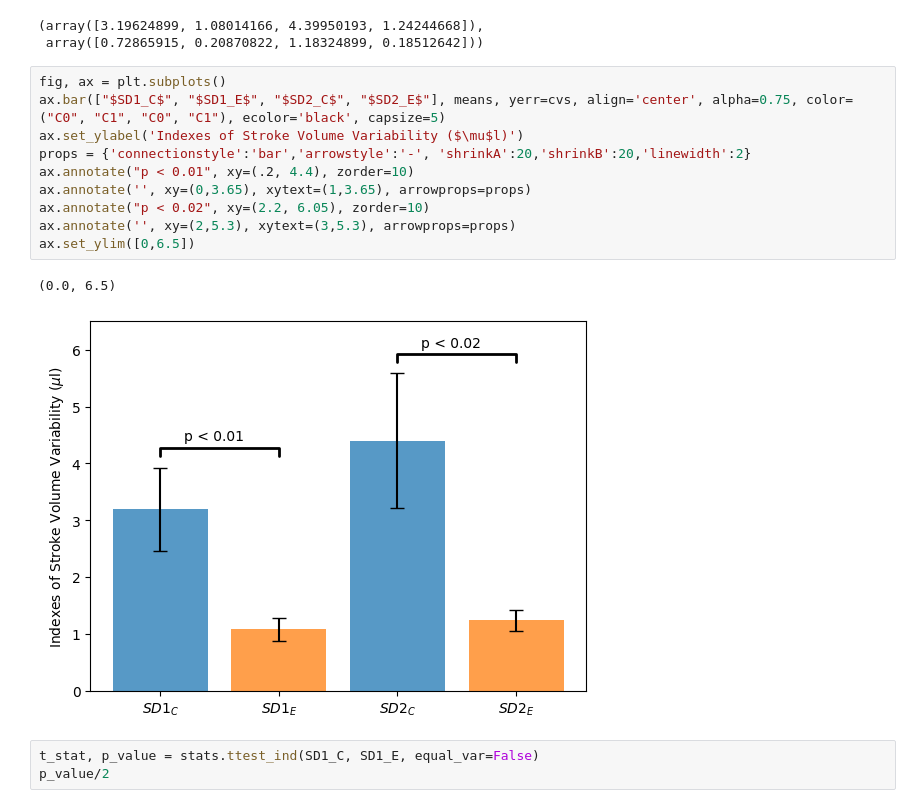
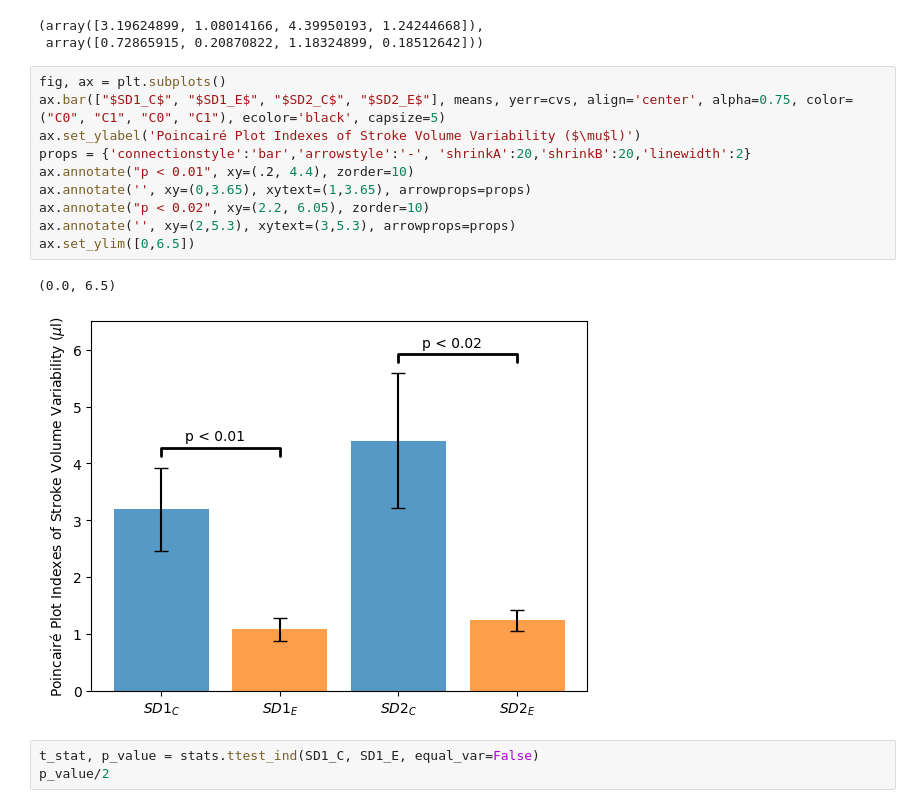
Before and after one commit to moises-santillan/HeartVariability, a Jupyter notebook: Code/HeartVariability.ipynb, the cells around one changed output. Drawn from its saved outputs; the diff is of its cells as text.

```diff
--- a/Code/HeartVariability.ipynb
+++ b/Code/HeartVariability.ipynb
@@ -59,16 +59,16 @@ means, cvs
 # %%
 fig, ax = plt.subplots()
 ax.bar(["$SD1_C$", "$SD1_E$", "$SD2_C$", "$SD2_E$"], means, yerr=cvs, align='center', alpha=0.75, color=("C0", "C1", "C0", "C1"), ecolor='black', capsize=5)
-ax.set_ylabel('Indexes of Stroke Volume Variability ($\mu$l)')
+ax.set_ylabel('Poincairé Plot Indexes of Stroke Volume Variability ($\mu$l)')
 props = {'connectionstyle':'bar','arrowstyle':'-', 'shrinkA':20,'shrinkB':20,'linewidth':2}
 ax.annotate("p < 0.01", xy=(.2, 4.4), zorder=10)
 ax.annotate('', xy=(0,3.65), xytext=(1,3.65), arrowprops=props)
 ax.annotate("p < 0.02", xy=(2.2, 6.05), zorder=10)
 ax.annotate('', xy=(2,5.3), xytext=(3,5.3), arrowprops=props)
 ax.set_ylim([0,6.5])
 # %% [output]
 (0.0, 6.5)
-[figure, old version]
+[figure, new version]
 # %%
 t_stat, p_value = stats.ttest_ind(SD1_C, SD1_E, equal_var=False)
 p_value/2
```
Also changed, not shown: parts of 7 cells of this notebook, 9 other files.
